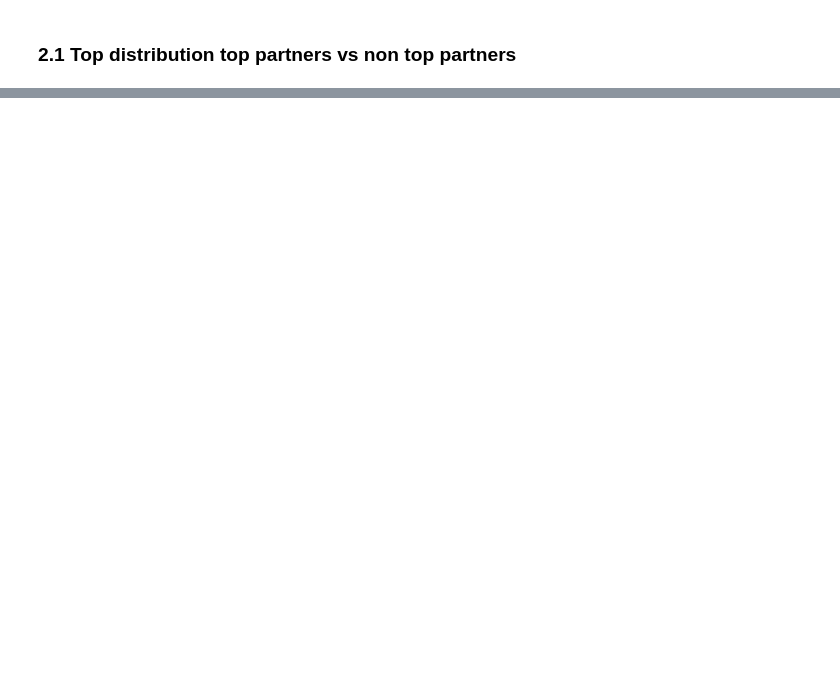
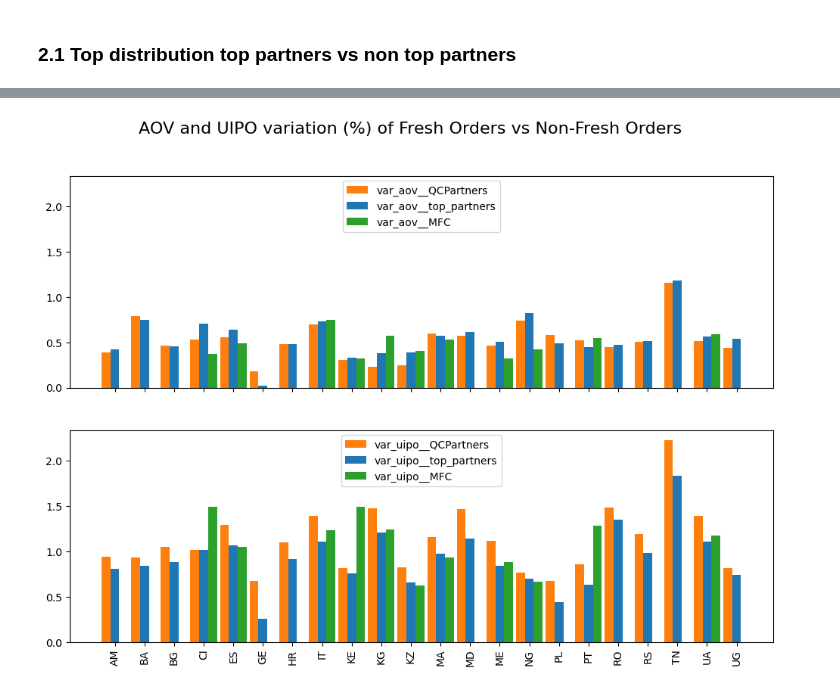
Before and after one commit to JordiCremades4444/central-node, a Jupyter notebook: notebooks/982_2024_10_05_fresh_products/fresh_products.ipynb, the cells around one changed output, grey strips where cells are left out. Drawn from its saved outputs; the diff is of its cells as text; code cells hidden in the pictures; blank space fills up the shorter version.

```diff
--- a/notebooks/982_2024_10_05_fresh_products/fresh_products.ipynb
+++ b/notebooks/982_2024_10_05_fresh_products/fresh_products.ipynb
@@ -392,0 +411,4 @@ v.plot(
+# %%
+aov['tot_orders'] = aov['n_fp_orders'] + aov['n_non_fp_orders']
+
+print((sum(aov['tot_orders'] == aov['n_orders']), len(aov['tot_orders'])))
@@ -392,0 +417,5 @@ v.plot(
+# %%
+aov['tot_purchased'] = aov['eur_fp_purchased'] + aov['eur_non_fp_purchased']
+
+print((sum(aov['tot_purchased'] == aov['eur_purchased']), len(aov['tot_orders'])))
+print('nevermind, its OK. It is because the diff numbers are huge!')
@@ -392,0 +478,11 @@ v.plot(
+# %%
+tmp['var_aov__QCPartners'] = (tmp['fp_aov__QCPartners'] - tmp['non_fp_aov__QCPartners'])/tmp['non_fp_aov__QCPartners']
+tmp['var_aov__MFC'] = (tmp['fp_aov__MFC'] - tmp['non_fp_aov__MFC'])/tmp['non_fp_aov__MFC']
+tmp['var_aov__top_partners'] = (tmp['fp_aov__top_partners'] - tmp['non_fp_aov__top_partners'])/tmp['non_fp_aov__top_partners']
+
+tmp['var_uipo__QCPartners'] = (tmp['fp_uipo__QCPartners'] - tmp['non_fp_uipo__QCPartners'])/tmp['non_fp_uipo__QCPartners']
+tmp['var_uipo__MFC'] = (tmp['fp_uipo__MFC'] - tmp['non_fp_uipo__MFC'])/tmp['non_fp_uipo__MFC']
+tmp['var_uipo__top_partners'] = (tmp['fp_uipo__top_partners'] - tmp['non_fp_uipo__top_partners'])/tmp['non_fp_uipo__top_partners']
+
+
+tmp[['country_code','var_aov__QCPartners','var_aov__MFC','var_aov__top_partners','var_uipo__QCPartners','var_uipo__MFC','var_uipo__top_partners']].sort_values(by='country_code').fillna(0)
@@ -392,0 +507,40 @@ v.plot(
+# %%
+v = dataframe_visualizer.DataFrameVisualizer(tmp)
+
+plot_params = [
+    {
+        'plot_type': 'barplot',
+        'x_column': 'country_code',
+        'y_columns': ['var_aov__QCPartners','var_aov__top_partners','var_aov__MFC'],
+        'legend': True,
+        'colors': ['orange','blue','green']
+    },
+    {
+        'plot_type': 'barplot',
+        'x_column': 'country_code',
+        'y_columns': ['var_uipo__QCPartners','var_uipo__top_partners','var_uipo__MFC'],
+        'legend': True,
+        'colors': ['orange','blue','green']
+    },
+]
+
+# Define figure parameters
+figure_params = {
+    'n_plots': 2,
+    'fig_length': 12,
+    'fig_height': 8,
+    'x_rotation': 90,
+    'x_limits': None,
+    'y_limits': None,
+    'share_x': True,
+    'share_y': True,
+    'title': 'AOV and UIPO variation (%) of Fresh Orders vs Non-Fresh Orders'
+}
+
+# Create the static plot
+v.plot(
+    figure_params=figure_params,
+    plot_params=plot_params
+)
+# %% [output]
+[figure, added]
```
Also changed, not shown: parts of 22 cells of this notebook, 5 other files.
